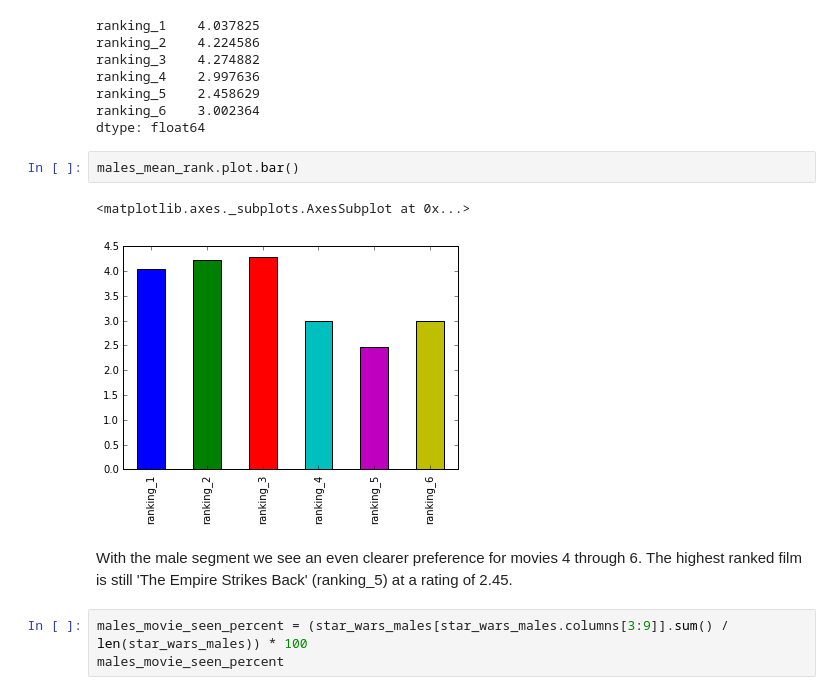
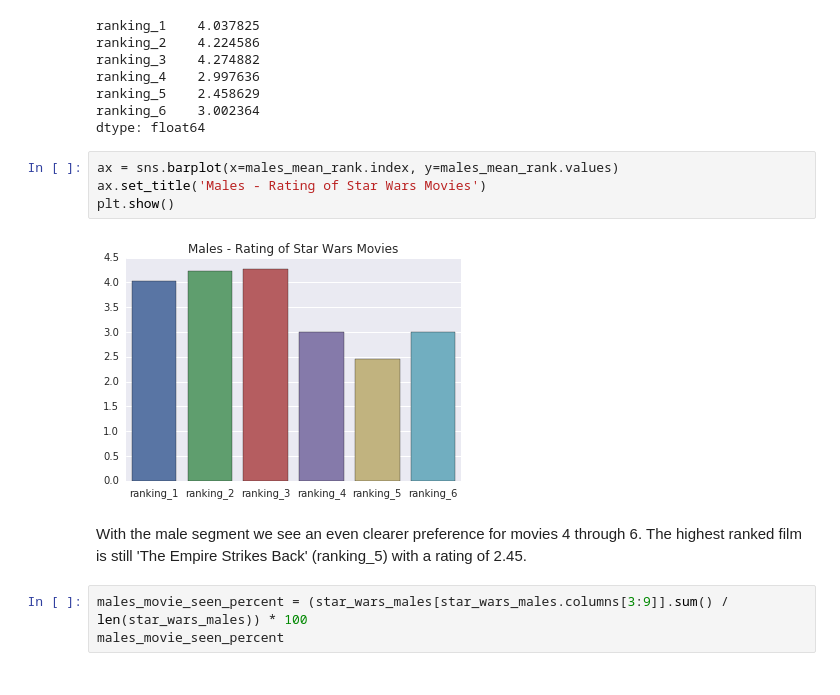
Before and after one commit to michaelwahlin/star-wars-survey, a Jupyter notebook: Basics.ipynb, the cells around one changed output. Cells and saved outputs as stored; diff of their text form.

```diff
--- a/Basics.ipynb
+++ b/Basics.ipynb
@@ -440,13 +449,14 @@ ranking_4    2.997636
 ranking_5    2.458629
 ranking_6    3.002364
 dtype: float64
-# %%
-males_mean_rank.plot.bar()
-# %% [output]
-<matplotlib.axes._subplots.AxesSubplot at 0x...>
-[figure, removed]
+# %%
+ax = sns.barplot(x=males_mean_rank.index, y=males_mean_rank.values)
+ax.set_title('Males - Rating of Star Wars Movies')
+plt.show()
+# %% [output]
+[figure, added]
 # %% [markdown]
-With the male segment we see an even clearer preference for movies 4 through 6. The highest ranked film is still 'The Empire Strikes Back' (ranking_5) at a rating of 2.45.
+With the male segment we see an even clearer preference for movies 4 through 6. The highest ranked film is still 'The Empire Strikes Back' (ranking_5) with a rating of 2.45.
 # %%
 males_movie_seen_percent = (star_wars_males[star_wars_males.columns[3:9]].sum() / len(star_wars_males)) * 100
 males_movie_seen_percent
```
Also changed, not shown: parts of 25 cells of this notebook.
